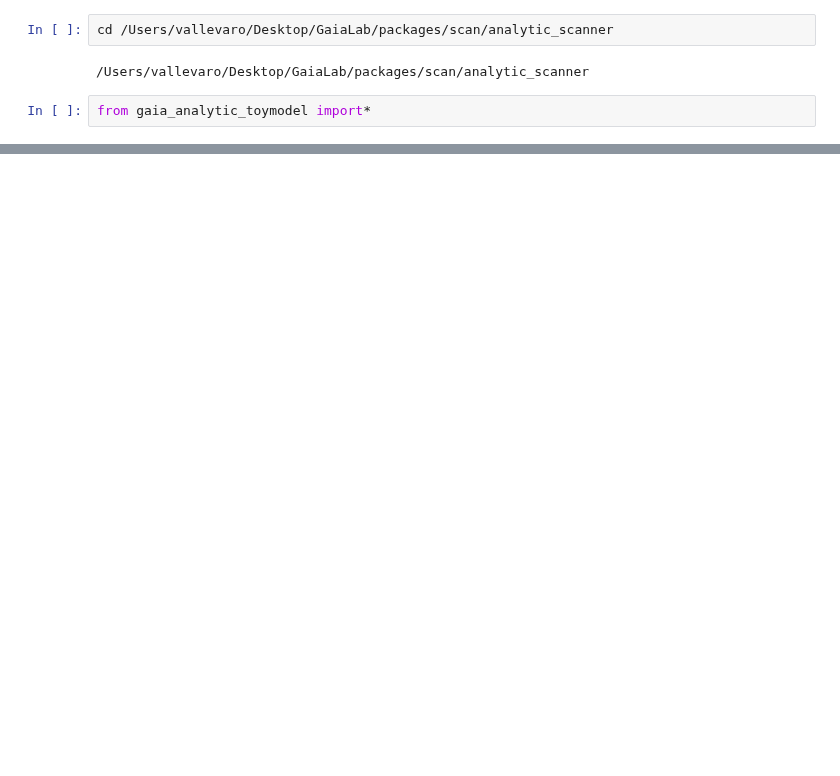
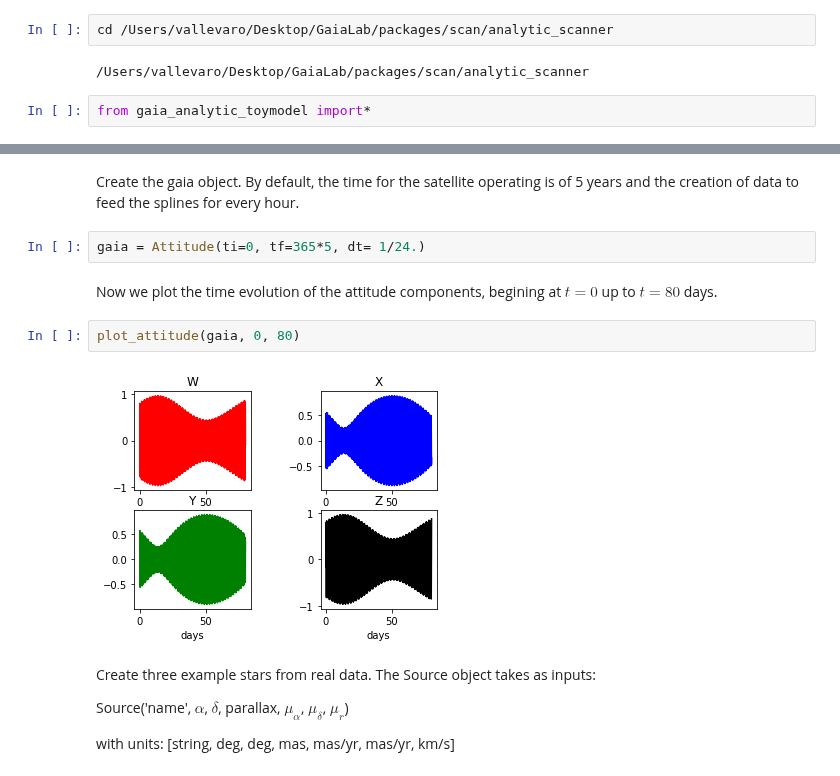
Before and after one commit to bombrun/GaiaLab, a Jupyter notebook: notebooks/gaia_analytic_toymodel_notebook.ipynb, the cells around one changed output, grey strips where cells are left out. Saved outputs shown, nothing was run; the diff lists cells and outputs as text; blank space fills up the shorter version.

```diff
--- a/notebooks/gaia_analytic_toymodel_notebook.ipynb
+++ b/notebooks/gaia_analytic_toymodel_notebook.ipynb
@@ -10,0 +26,16 @@ SyntaxError: invalid syntax (analytic_plots.py, line 352)
+# %% [markdown]
+Create the gaia object. By default, the time for the satellite operating is of 5 years and the creation of data to feed the splines for every hour.
+# %%
+gaia = Attitude(ti=0, tf=365*5, dt= 1/24.)
+# %% [markdown]
+Now we plot the time evolution of the attitude components, begining at $t=0$ up to $t=80$ days.
+# %%
+plot_attitude(gaia, 0, 80)
+# %% [output]
+[figure, added]
+# %% [markdown]
+Create three example stars from real data. The Source object takes as inputs:
+
+Source('name', $\alpha$, $\delta$, parallax, $\mu_{\alpha}$, $\mu_{\delta}$, $\mu_{r}$)
+
+with units: [string, deg, deg, mas, mas/yr, mas/yr, km/s]
```
Also changed, not shown: parts of 30 cells of this notebook, 2 other files.
